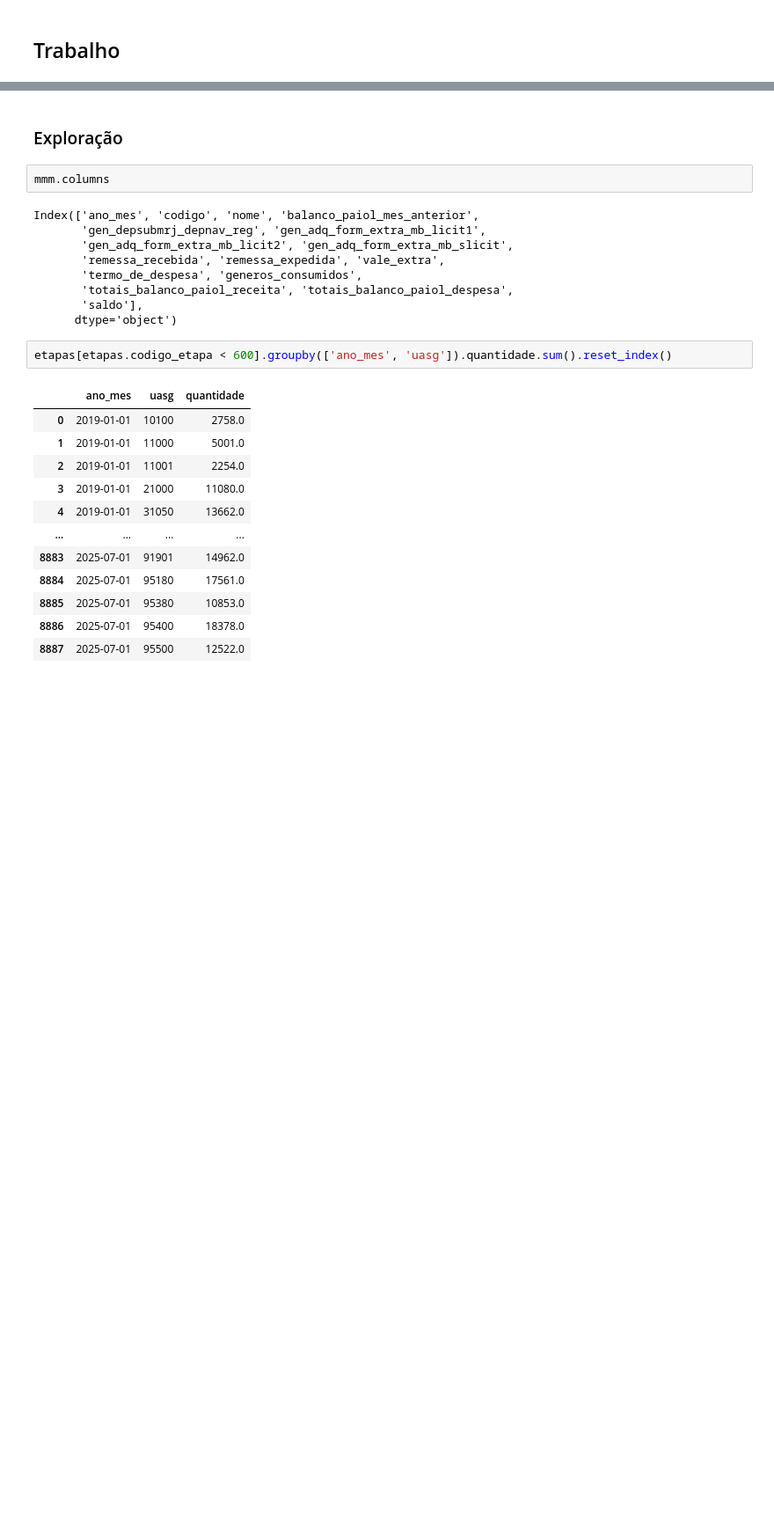
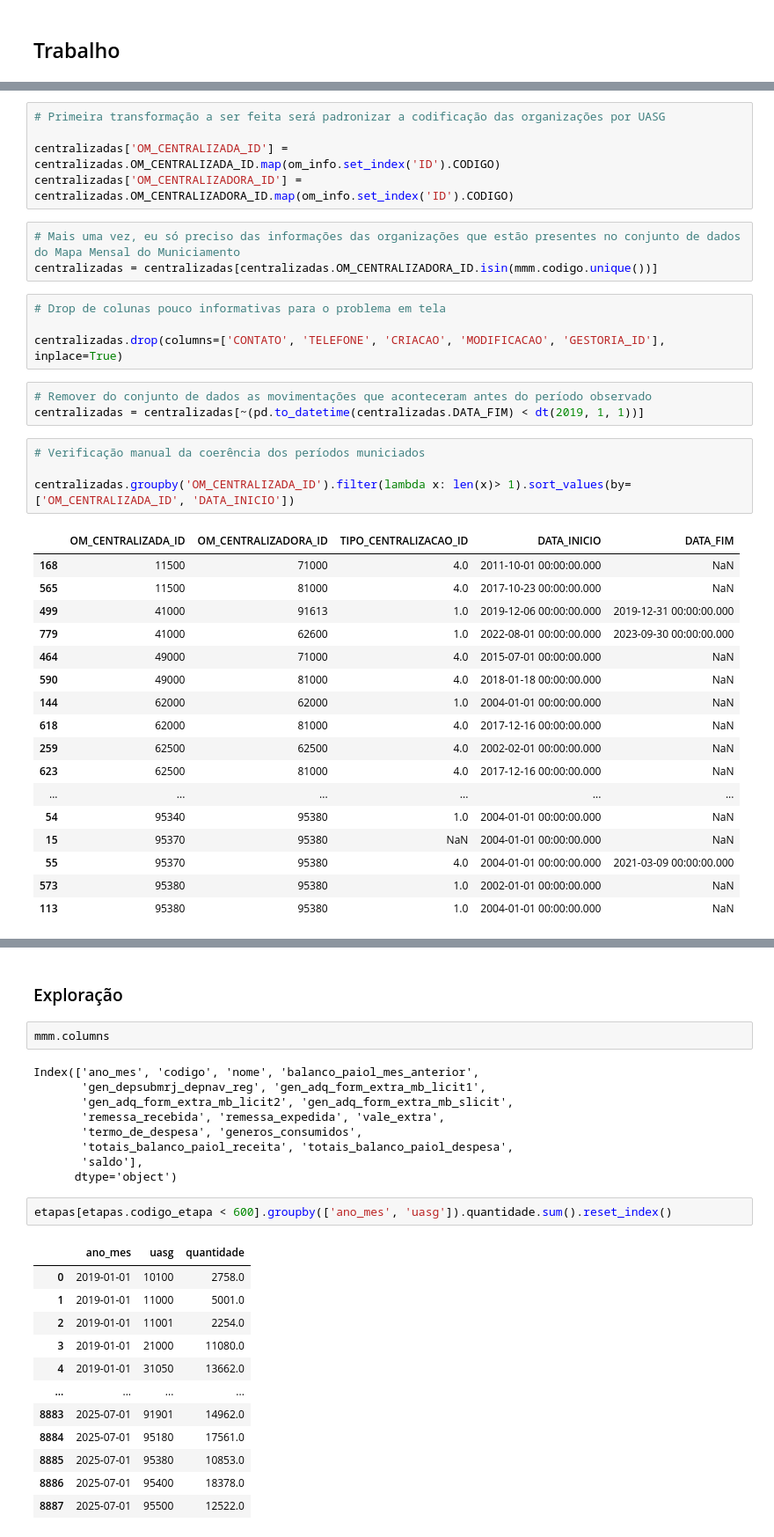
Before and after one commit to ffserro/MVP, a Jupyter notebook: mvp.ipynb, the cells around one changed output, grey strips where cells are left out. Shown at 88% size. Drawn from its saved outputs; the diff is of its cells as text; blank space fills up the shorter version.

```diff
--- a/mvp.ipynb
+++ b/mvp.ipynb
@@ -138,0 +277,37 @@ om_info = pd.read_csv('/content/MVP/dados/om_info_limpo.csv')
+# %%
+# Primeira transformação a ser feita será padronizar a codificação das organizações por UASG
+
+centralizadas['OM_CENTRALIZADA_ID'] = centralizadas.OM_CENTRALIZADA_ID.map(om_info.set_index('ID').CODIGO)
+centralizadas['OM_CENTRALIZADORA_ID'] = centralizadas.OM_CENTRALIZADORA_ID.map(om_info.set_index('ID').CODIGO)
+# %%
+# Mais uma vez, eu só preciso das informações das organizações que estão presentes no conjunto de dados do Mapa Mensal do Municiamento
+centralizadas = centralizadas[centralizadas.OM_CENTRALIZADORA_ID.isin(mmm.codigo.unique())]
+# %%
+# Drop de colunas pouco informativas para o problema em tela
+
+centralizadas.drop(columns=['CONTATO', 'TELEFONE', 'CRIACAO', 'MODIFICACAO', 'GESTORIA_ID'], inplace=True)
+# %%
+# Remover do conjunto de dados as movimentações que aconteceram antes do período observado
+centralizadas = centralizadas[~(pd.to_datetime(centralizadas.DATA_FIM) < dt(2019, 1, 1))]
+# %%
+# Verificação manual da coerência dos períodos municiados
+
+centralizadas.groupby('OM_CENTRALIZADA_ID').filter(lambda x: len(x)> 1).sort_values(by=['OM_CENTRALIZADA_ID', 'DATA_INICIO'])
+# %% [output]
+|  | OM_CENTRALIZADA_ID | OM_CENTRALIZADORA_ID | TIPO_CENTRALIZACAO_ID | DATA_INICIO | DATA_FIM |
+| 168 | 11500 | 71000 | 4.0 | 2011-10-01 00:00:00.000 | NaN |
+| 565 | 11500 | 81000 | 4.0 | 2017-10-23 00:00:00.000 | NaN |
+| 499 | 41000 | 91613 | 1.0 | 2019-12-06 00:00:00.000 | 2019-12-31 00:00:00.000 |
+| 779 | 41000 | 62600 | 1.0 | 2022-08-01 00:00:00.000 | 2023-09-30 00:00:00.000 |
+| 464 | 49000 | 71000 | 4.0 | 2015-07-01 00:00:00.000 | NaN |
+| 590 | 49000 | 81000 | 4.0 | 2018-01-18 00:00:00.000 | NaN |
+| 144 | 62000 | 62000 | 1.0 | 2004-01-01 00:00:00.000 | NaN |
+| 618 | 62000 | 81000 | 4.0 | 2017-12-16 00:00:00.000 | NaN |
+| 259 | 62500 | 62500 | 4.0 | 2002-02-01 00:00:00.000 | NaN |
+| 623 | 62500 | 81000 | 4.0 | 2017-12-16 00:00:00.000 | NaN |
+| ... | ... | ... | ... | ... | ... |
+| 54 | 95340 | 95380 | 1.0 | 2004-01-01 00:00:00.000 | NaN |
+| 15 | 95370 | 95380 | NaN | 2004-01-01 00:00:00.000 | NaN |
+| 55 | 95370 | 95380 | 4.0 | 2004-01-01 00:00:00.000 | 2021-03-09 00:00:00.000 |
+| 573 | 95380 | 95380 | 1.0 | 2002-01-01 00:00:00.000 | NaN |
+| 113 | 95380 | 95380 | 1.0 | 2004-01-01 00:00:00.000 | NaN |
```
Also changed, not shown: parts of 41 cells of this notebook.
